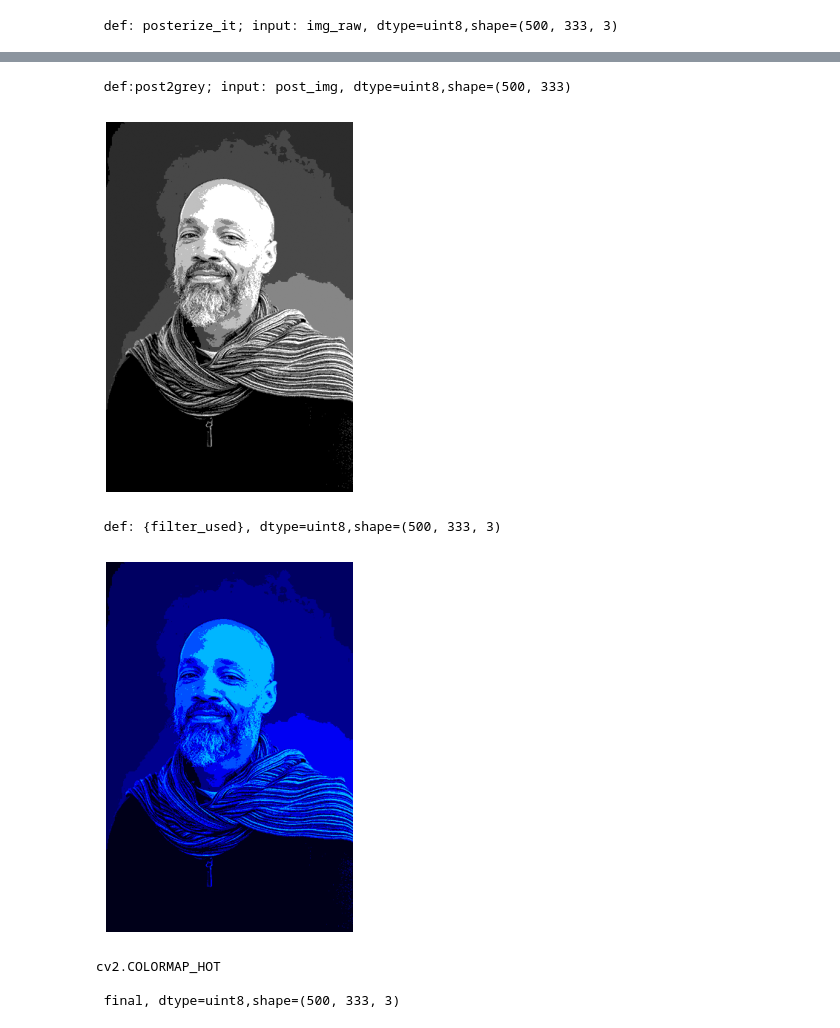
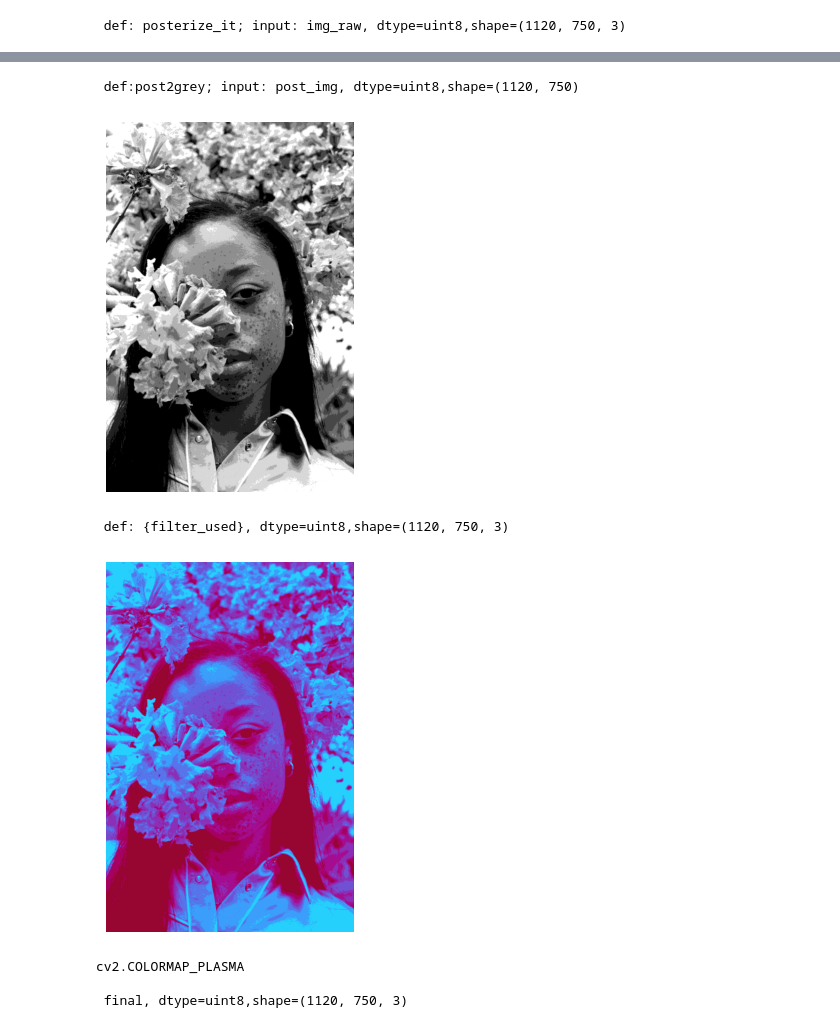
Before and after one commit to cormac-black/chekhovs-biscuit, a Jupyter notebook: back_at_it.ipynb, the cells around one changed output, grey strips where cells are left out. Drawn from its saved outputs; the diff is of its cells as text; code cells hidden in the pictures.

```diff
--- a/back_at_it.ipynb
+++ b/back_at_it.ipynb
@@ -11,9 +11,9 @@ from re import I
 from PIL.Image import composite
 
 
-img_path = '/content/headshot.jpg' # cv2 starts with image path
+# img_path = '/content/headshot.jpg' # cv2 starts with image path
 # img_path = '/content/muerta.PNG'
-# img_path = '/content/freckle_flower.jpg'
+img_path = '/content/freckle_flower.jpg'
 img_raw = cv2.imread(img_path, cv2.IMREAD_UNCHANGED)
 img_raw = cv2.cvtColor(img_raw, cv2.COLOR_BGR2RGB)
 
@@ -143,9 +143,9 @@ def canny1_img(img):
 
 def add_Weighted(img1, img2):
 
-  alpha = 0.8
-  beta = 0.2
-  gamma = 5
+  alpha = 0.6
+  beta = 0.4
+  gamma = 0
 
   blended_img = cv2.addWeighted(cv2.cvtColor(img1, cv2.COLOR_BGR2RGB), alpha, img2, beta, gamma) # FIX: Use 'img1' and 'img2' parameters instead of global 'result' and 'img_filtered'
 
@@ -155,8 +155,8 @@ def add_Weighted(img1, img2):
 post_img = posterize_it(img_raw)
 post_made_grey = post2gray(post_img)
 random_filter_applied, filter_used  = rando_filter(post_made_grey)
-overlayed_edges, _ = overlay_it(img_raw)
-blended_image = add_Weighted(overlayed_edges, random_filter_applied)
+overlayed_edges, edges = overlay_it(img_raw)
+blended_image = add_Weighted(edges, random_filter_applied)
 
 
 display_img(post_img, 'def: posterize_it; input: img_raw')
@@ -165,4 +165,4 @@ display_img(random_filter_applied, 'def: {filter_used}')
 print(filter_used)
 display_img(blended_image, 'final')
 # %% [output]
- def: posterize_it; input: img_raw, dtype=uint8,shape=(500, 333, 3)
+ def: posterize_it; input: img_raw, dtype=uint8,shape=(1120, 750, 3)
@@ -170,7 +170,7 @@ display_img(blended_image, 'final')
- def:post2grey; input: post_img, dtype=uint8,shape=(500, 333)
+ def:post2grey; input: post_img, dtype=uint8,shape=(1120, 750)
-[figure, old version]
+[figure, new version]
- def: {filter_used}, dtype=uint8,shape=(500, 333, 3)
+ def: {filter_used}, dtype=uint8,shape=(1120, 750, 3)
-[figure, old version]
+[figure, new version]
-cv2.COLORMAP_HOT
+cv2.COLORMAP_PLASMA
 
- final, dtype=uint8,shape=(500, 333, 3)
+ final, dtype=uint8,shape=(1120, 750, 3)
```
Also changed, not shown: parts of 1 cell of this notebook.
